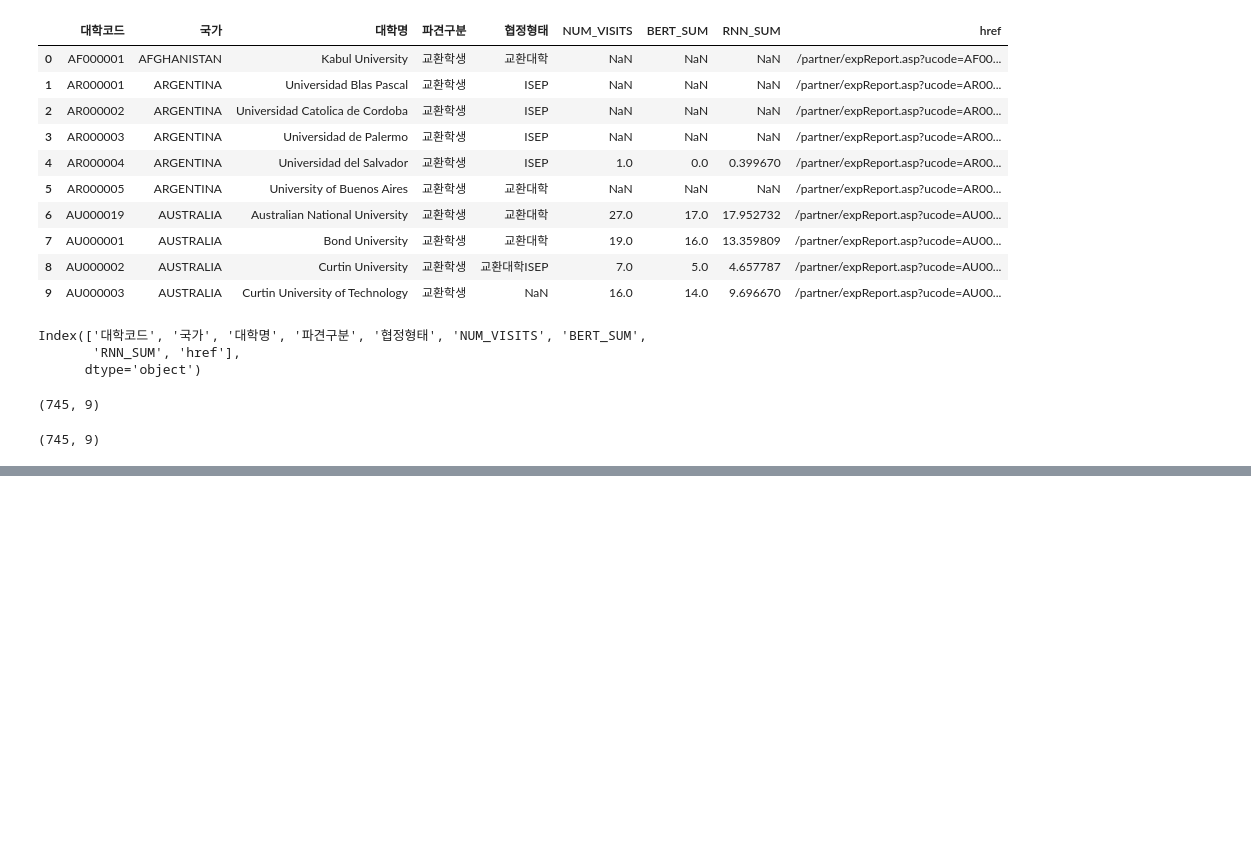
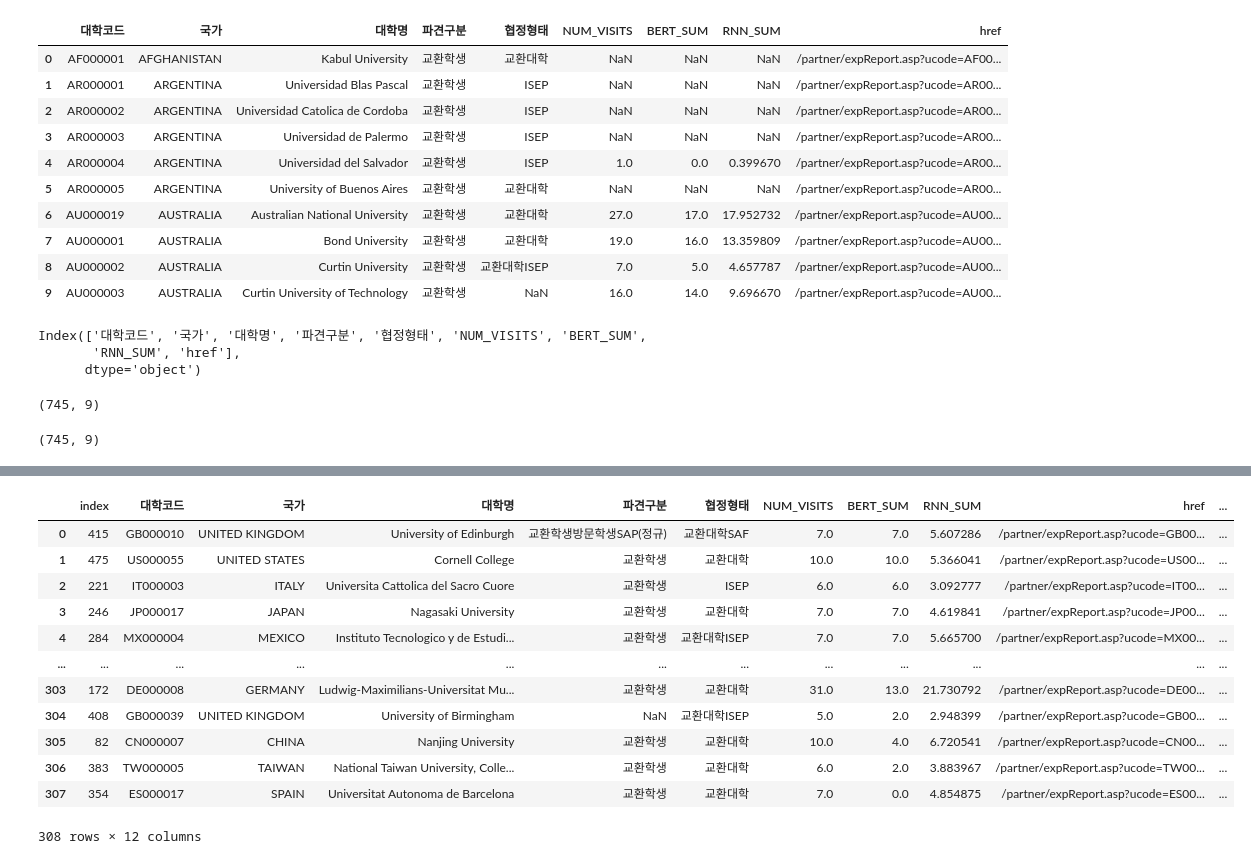
Before and after one commit to snoop2head/yonsei-exchange-program, a Jupyter notebook: wrangle_dataset.ipynb, the cells around one changed output, grey strips where cells are left out. Drawn from its saved outputs; the diff is of its cells as text; code cells hidden in the pictures; blank space fills up the shorter version.

```diff
--- a/wrangle_dataset.ipynb
+++ b/wrangle_dataset.ipynb
@@ -345,0 +369,6 @@ df_univ_wrangled.to_csv("./data_wrangled/df_univ_wrangled.csv",encoding="utf-8",
+# %%
+# Looking at cases with enough number of visits
+NUMBER_OF_VISITS = 5
+df_enough_visits = df_univ_wrangled.loc[df_univ_wrangled['NUM_VISITS'] >= NUMBER_OF_VISITS]
+print(df_enough_visits.shape)
+df_enough_visits.head()
@@ -345,0 +383,17 @@ df_univ_wrangled.to_csv("./data_wrangled/df_univ_wrangled.csv",encoding="utf-8",
+# %%
+df_enough_visits_sort = df_enough_visits.sort_values(by=["BERT_AVG"], ascending=False)
+df_enough_visits_sort.reset_index()
+# %% [output]
+|  | index | 대학코드 | 국가 | 대학명 | 파견구분 | 협정형태 | NUM_VISITS | BERT_SUM | RNN_SUM | href | ... |
+| 0 | 415 | GB000010 | UNITED KINGDOM | University of Edinburgh | 교환학생방문학생SAP(정규) | 교환대학SAF | 7.0 | 7.0 | 5.607286 | /partner/expReport.asp?ucode=GB00... | ... |
+| 1 | 475 | US000055 | UNITED STATES | Cornell College | 교환학생 | 교환대학 | 10.0 | 10.0 | 5.366041 | /partner/expReport.asp?ucode=US00... | ... |
+| 2 | 221 | IT000003 | ITALY | Universita Cattolica del Sacro Cuore | 교환학생 | ISEP | 6.0 | 6.0 | 3.092777 | /partner/expReport.asp?ucode=IT00... | ... |
+| 3 | 246 | JP000017 | JAPAN | Nagasaki University | 교환학생 | 교환대학 | 7.0 | 7.0 | 4.619841 | /partner/expReport.asp?ucode=JP00... | ... |
+| 4 | 284 | MX000004 | MEXICO | Instituto Tecnologico y de Estudi... | 교환학생 | 교환대학ISEP | 7.0 | 7.0 | 5.665700 | /partner/expReport.asp?ucode=MX00... | ... |
+| ... | ... | ... | ... | ... | ... | ... | ... | ... | ... | ... | ... |
+| 303 | 172 | DE000008 | GERMANY | Ludwig-Maximilians-Universitat Mu... | 교환학생 | 교환대학 | 31.0 | 13.0 | 21.730792 | /partner/expReport.asp?ucode=DE00... | ... |
+| 304 | 408 | GB000039 | UNITED KINGDOM | University of Birmingham | NaN | 교환대학ISEP | 5.0 | 2.0 | 2.948399 | /partner/expReport.asp?ucode=GB00... | ... |
+| 305 | 82 | CN000007 | CHINA | Nanjing University | 교환학생 | 교환대학 | 10.0 | 4.0 | 6.720541 | /partner/expReport.asp?ucode=CN00... | ... |
+| 306 | 383 | TW000005 | TAIWAN | National Taiwan University, Colle... | 교환학생 | 교환대학 | 6.0 | 2.0 | 3.883967 | /partner/expReport.asp?ucode=TW00... | ... |
+| 307 | 354 | ES000017 | SPAIN | Universitat Autonoma de Barcelona | 교환학생 | 교환대학 | 7.0 | 0.0 | 4.854875 | /partner/expReport.asp?ucode=ES00... | ... |
+308 rows × 12 columns
```
Also changed, not shown: parts of 13 cells of this notebook, 1 other file.
